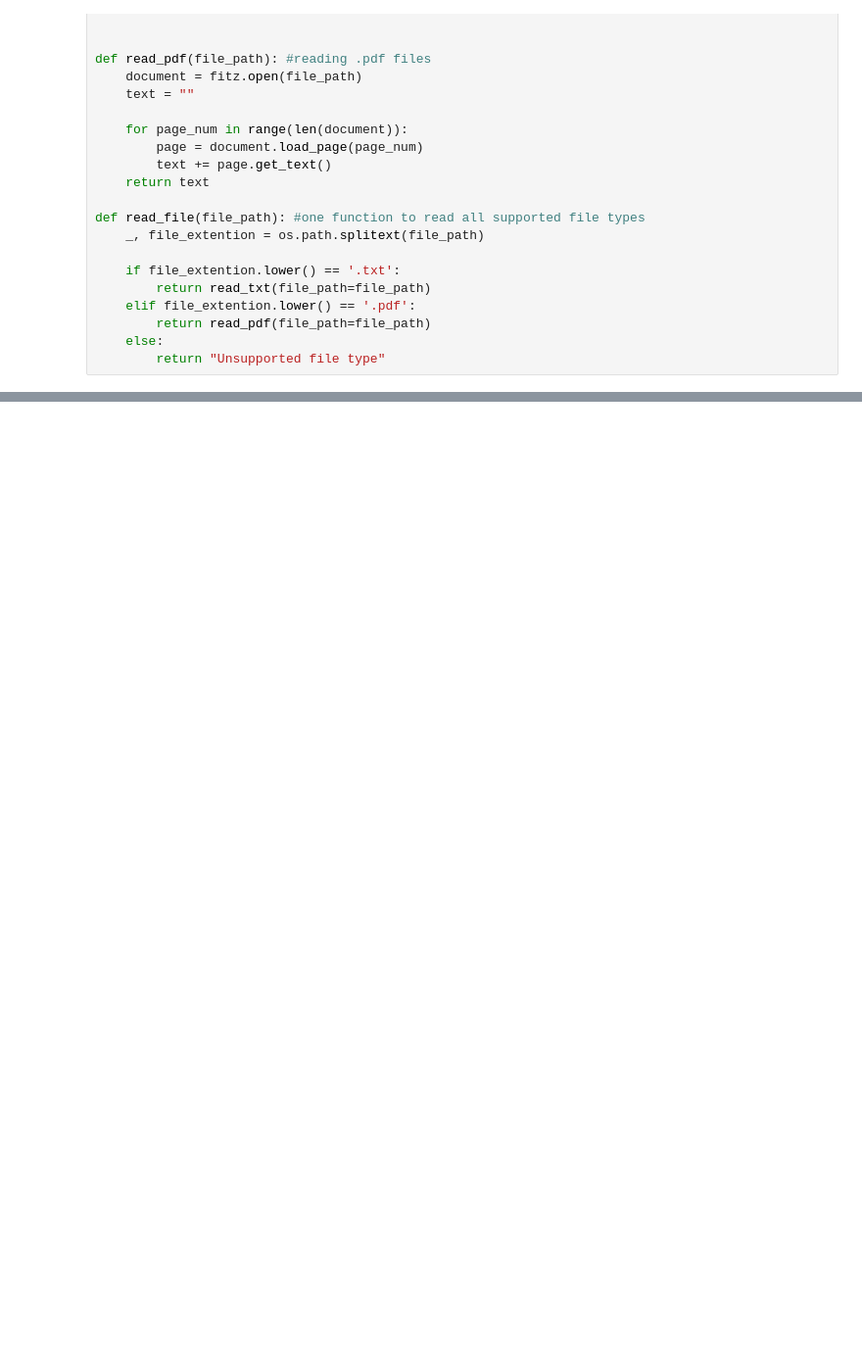
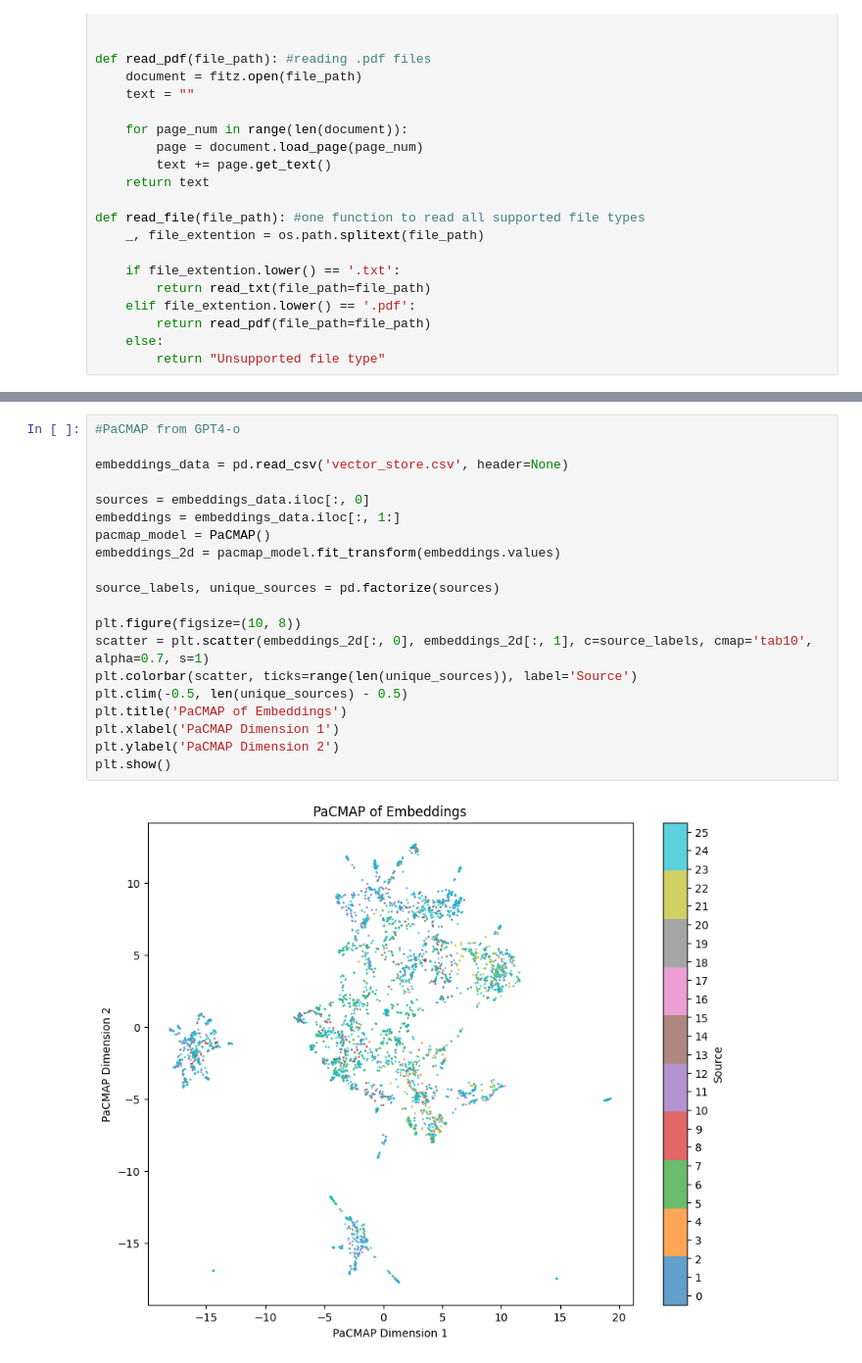
Before and after one commit to FarazFazelifar/RAG-Demo1, a Jupyter notebook: RAG proj1.ipynb, the cells around one changed output, grey strips where cells are left out. Shown at 98% size. Cells and saved outputs as stored; diff of their text form; blank space fills up the shorter version.

```diff
--- a/RAG proj1.ipynb
+++ b/RAG proj1.ipynb
@@ -184,0 +269,22 @@ len(chunked_data[0][1])
+# %%
+#PaCMAP from GPT4-o
+
+embeddings_data = pd.read_csv('vector_store.csv', header=None)
+
+sources = embeddings_data.iloc[:, 0]
+embeddings = embeddings_data.iloc[:, 1:]
+pacmap_model = PaCMAP()
+embeddings_2d = pacmap_model.fit_transform(embeddings.values)
+
+source_labels, unique_sources = pd.factorize(sources)
+
+plt.figure(figsize=(10, 8))
+scatter = plt.scatter(embeddings_2d[:, 0], embeddings_2d[:, 1], c=source_labels, cmap='tab10', alpha=0.7, s=1)
+plt.colorbar(scatter, ticks=range(len(unique_sources)), label='Source')
+plt.clim(-0.5, len(unique_sources) - 0.5)
+plt.title('PaCMAP of Embeddings')
+plt.xlabel('PaCMAP Dimension 1')
+plt.ylabel('PaCMAP Dimension 2')
+plt.show()
+# %% [output]
+[figure, added]
```
Also changed, not shown: parts of 14 cells of this notebook, 2 other files.
